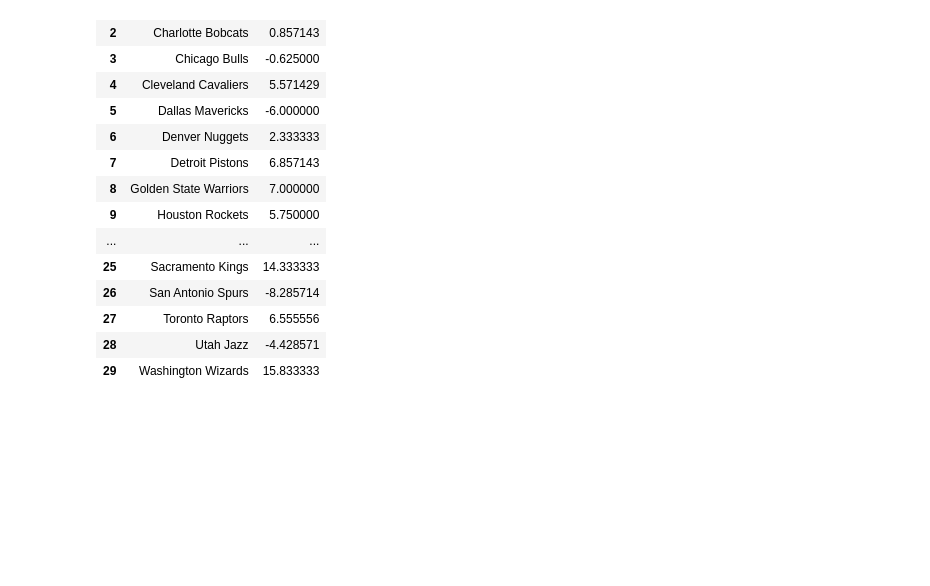
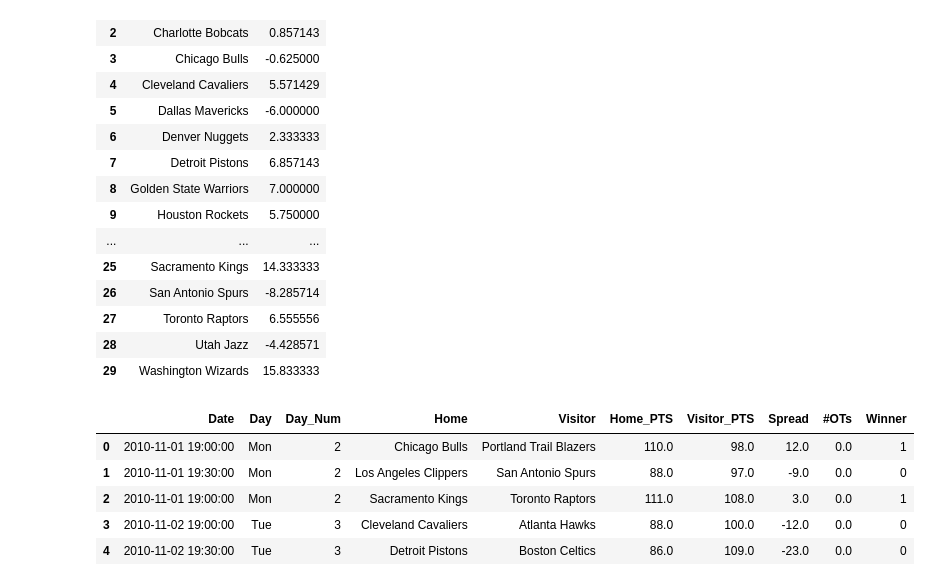
Before and after one commit to ntozer/nba-game-predictor, a Jupyter notebook: prepare_data.ipynb, the cells around one changed output. Cells and saved outputs as stored; diff of their text form; code cells hidden in the pictures; blank space fills up the shorter version.

```diff
--- a/prepare_data.ipynb
+++ b/prepare_data.ipynb
@@ -169,3 +169,14 @@ df.groupby('Visitor', as_index=False)['Spread'].mean()
 | 27 | Toronto Raptors | 6.555556 |
 | 28 | Utah Jazz | -4.428571 |
 | 29 | Washington Wizards | 15.833333 |
+# %%
+cols = ['Date', 'Day', 'Day_Num', 'Home', 'Visitor', 'Home_PTS', 'Visitor_PTS', 'Spread', '#OTs', 'Winner']
+df = df[cols]
+df.head()
+# %% [output]
+|  | Date | Day | Day_Num | Home | Visitor | Home_PTS | Visitor_PTS | Spread | #OTs | Winner |
+| 0 | 2010-11-01 19:00:00 | Mon | 2 | Chicago Bulls | Portland Trail Blazers | 110.0 | 98.0 | 12.0 | 0.0 | 1 |
+| 1 | 2010-11-01 19:30:00 | Mon | 2 | Los Angeles Clippers | San Antonio Spurs | 88.0 | 97.0 | -9.0 | 0.0 | 0 |
+| 2 | 2010-11-01 19:00:00 | Mon | 2 | Sacramento Kings | Toronto Raptors | 111.0 | 108.0 | 3.0 | 0.0 | 1 |
+| 3 | 2010-11-02 19:00:00 | Tue | 3 | Cleveland Cavaliers | Atlanta Hawks | 88.0 | 100.0 | -12.0 | 0.0 | 0 |
+| 4 | 2010-11-02 19:30:00 | Tue | 3 | Detroit Pistons | Boston Celtics | 86.0 | 109.0 | -23.0 | 0.0 | 0 |
```
Also changed, not shown: parts of 10 cells of this notebook.
